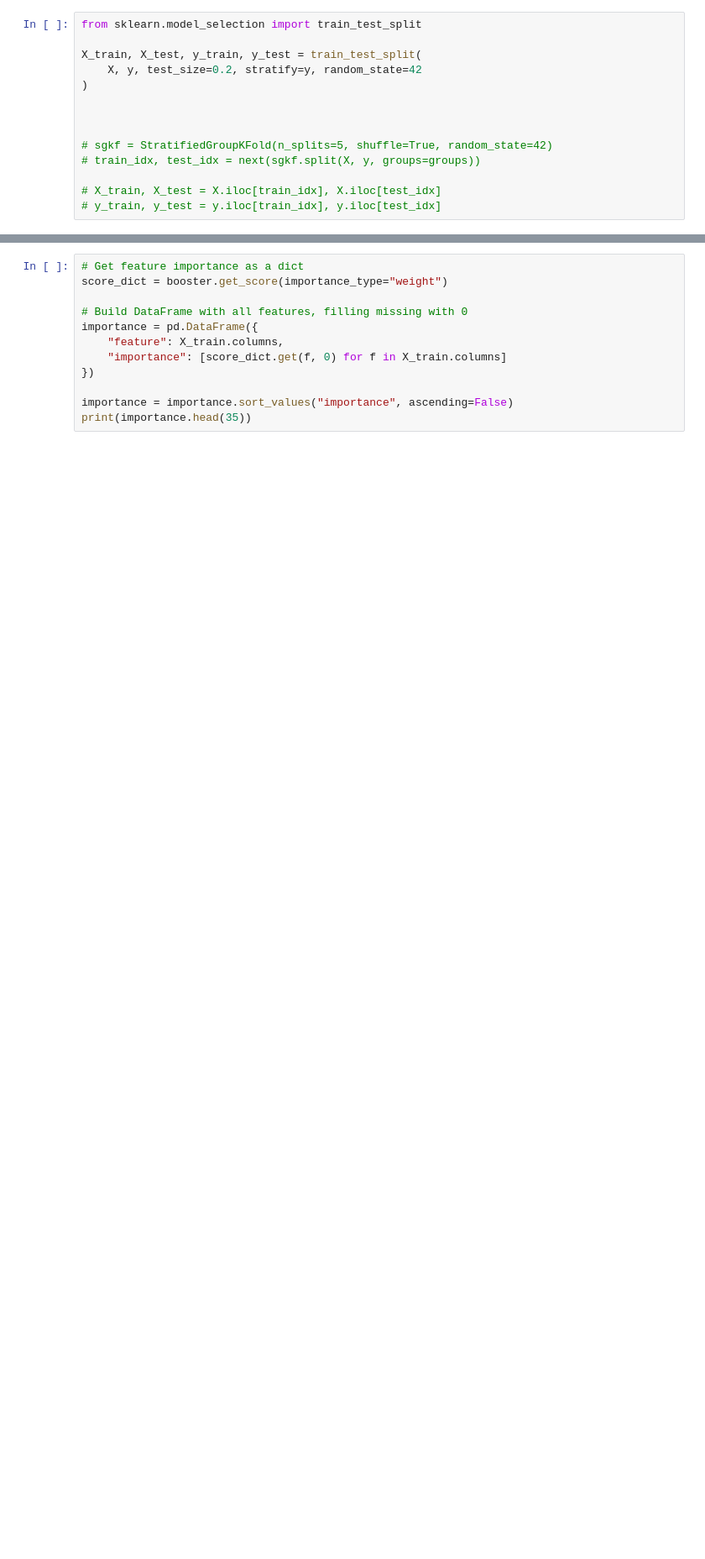
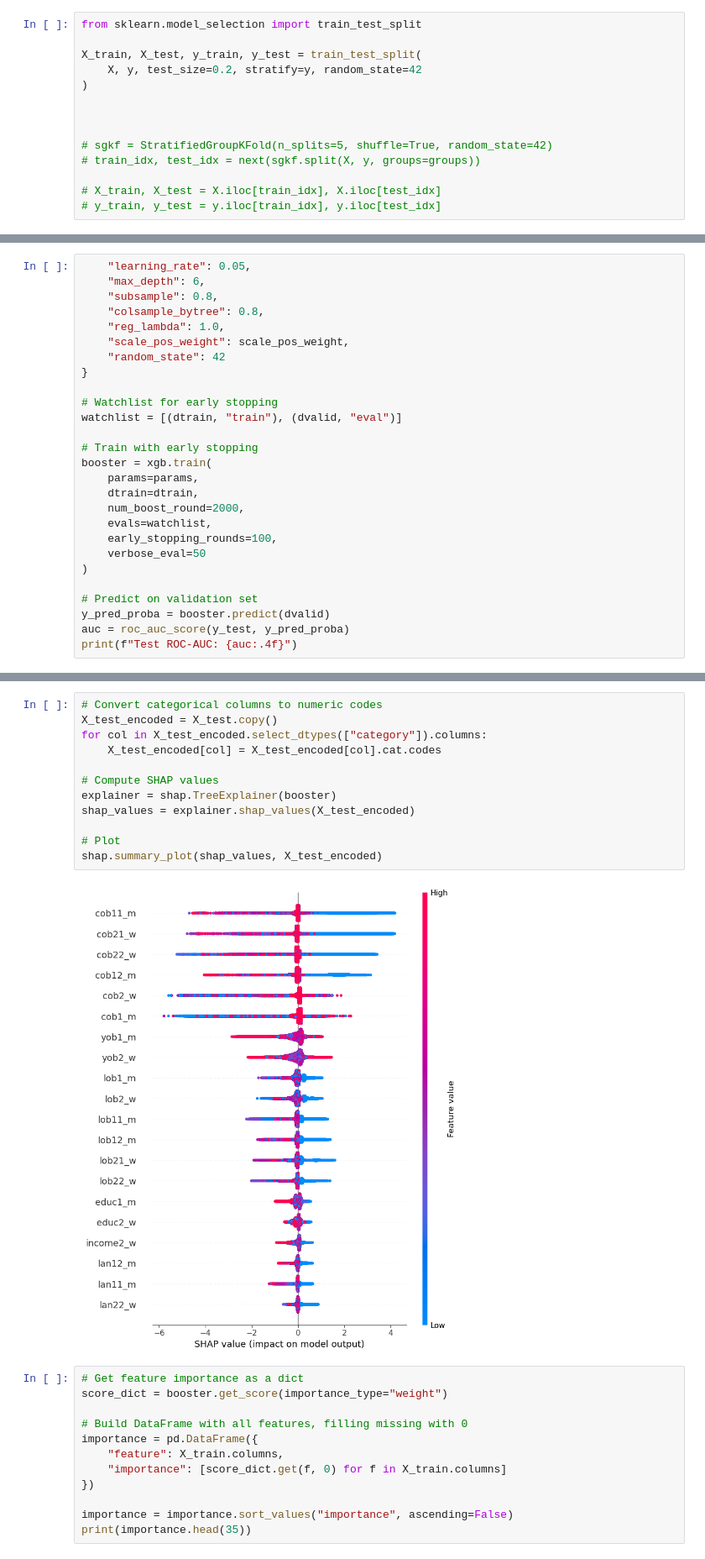
Before and after one commit to sabourikenari/Social-Class-Marriage-Market, a Jupyter notebook: analysis/A1_1_master.ipynb, the cells around one changed output, grey strips where cells are left out. Shown at 84% size. Cells and saved outputs as stored; diff of their text form; blank space fills up the shorter version.

```diff
--- a/analysis/A1_1_master.ipynb
+++ b/analysis/A1_1_master.ipynb
@@ -327,3 +214,30 @@ print(f"Test ROC-AUC: {auc:.4f}")
 [550]   train-auc:0.88771       eval-auc:0.82059
 [562]   train-auc:0.88849       eval-auc:0.82032
 Test ROC-AUC: 0.8203
+# %%
+    "learning_rate": 0.05,
+    "max_depth": 6,
+    "subsample": 0.8,
+    "colsample_bytree": 0.8,
+    "reg_lambda": 1.0,
+    "scale_pos_weight": scale_pos_weight,
+    "random_state": 42
+}
+
+# Watchlist for early stopping
+watchlist = [(dtrain, "train"), (dvalid, "eval")]
+
+# Train with early stopping
+booster = xgb.train(
+    params=params,
+    dtrain=dtrain,
+    num_boost_round=2000,
+    evals=watchlist,
+    early_stopping_rounds=100,
+    verbose_eval=50
+)
+
+# Predict on validation set
+y_pred_proba = booster.predict(dvalid)
+auc = roc_auc_score(y_test, y_pred_proba)
+print(f"Test ROC-AUC: {auc:.4f}")
@@ -330,3 +402,17 @@ Test ROC-AUC: 0.8203
+# %%
+# Convert categorical columns to numeric codes
+X_test_encoded = X_test.copy()
+for col in X_test_encoded.select_dtypes(["category"]).columns:
+    X_test_encoded[col] = X_test_encoded[col].cat.codes
+
+# Compute SHAP values
+explainer = shap.TreeExplainer(booster)
+shap_values = explainer.shap_values(X_test_encoded)
+
+# Plot
+shap.summary_plot(shap_values, X_test_encoded)
+# %% [output]
+[figure, added]
 # %%
 # Get feature importance as a dict
 score_dict = booster.get_score(importance_type="weight")
```
Also changed, not shown: parts of 14 cells of this notebook, 1 other file.
